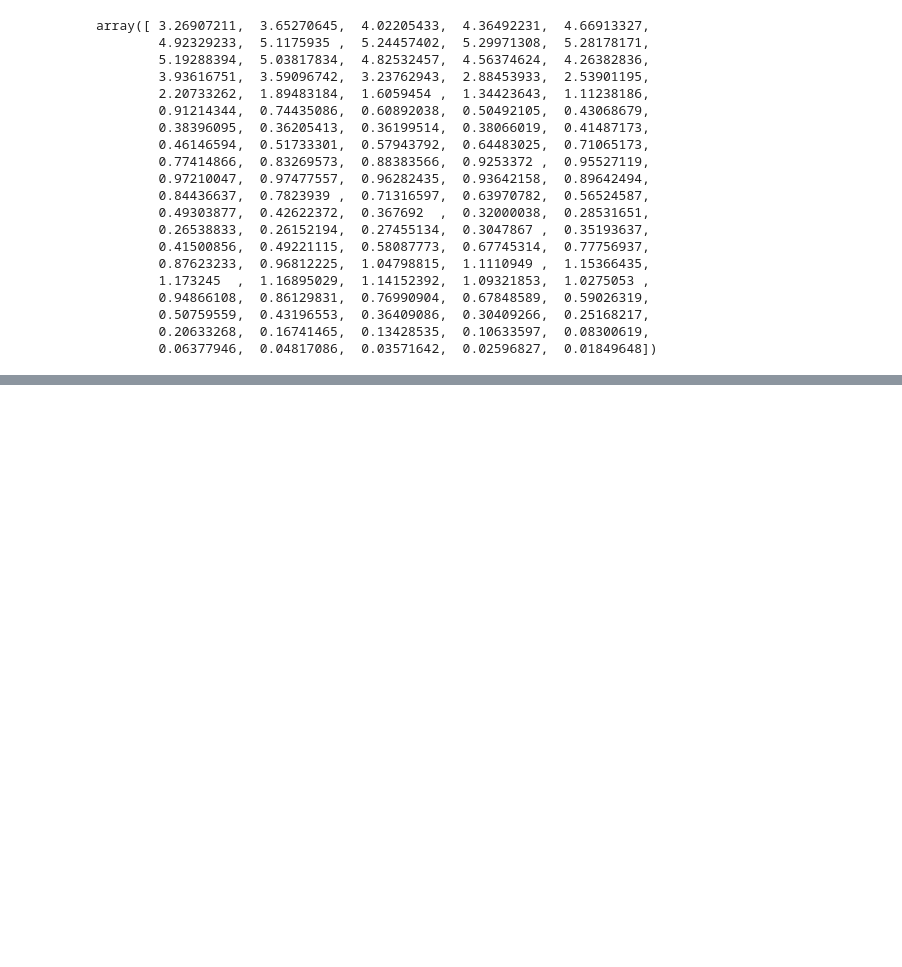
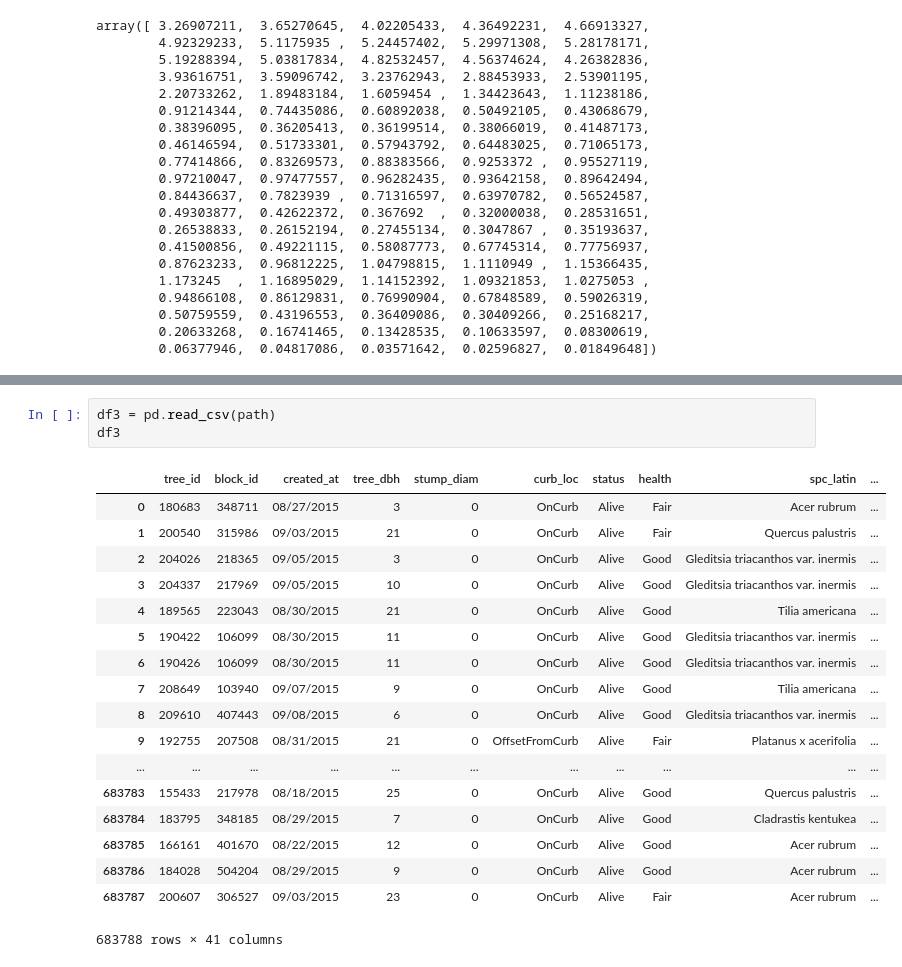
Before and after one commit to jandarli/BreathingAirNYC, a Jupyter notebook: Exploring Data.ipynb, the cells around one changed output, grey strips where cells are left out. Saved outputs shown, nothing was run; the diff lists cells and outputs as text; blank space fills up the shorter version.

```diff
--- a/Exploring Data.ipynb
+++ b/Exploring Data.ipynb
@@ -112,0 +113,22 @@ TypeError: __init__() got an unexpected keyword argument 'title'
+# %%
+df3 = pd.read_csv(path)
+df3
+# %% [output]
+|  | tree_id | block_id | created_at | tree_dbh | stump_diam | curb_loc | status | health | spc_latin | ... |
+| 0 | 180683 | 348711 | 08/27/2015 | 3 | 0 | OnCurb | Alive | Fair | Acer rubrum | ... |
+| 1 | 200540 | 315986 | 09/03/2015 | 21 | 0 | OnCurb | Alive | Fair | Quercus palustris | ... |
+| 2 | 204026 | 218365 | 09/05/2015 | 3 | 0 | OnCurb | Alive | Good | Gleditsia triacanthos var. inermis | ... |
+| 3 | 204337 | 217969 | 09/05/2015 | 10 | 0 | OnCurb | Alive | Good | Gleditsia triacanthos var. inermis | ... |
+| 4 | 189565 | 223043 | 08/30/2015 | 21 | 0 | OnCurb | Alive | Good | Tilia americana | ... |
+| 5 | 190422 | 106099 | 08/30/2015 | 11 | 0 | OnCurb | Alive | Good | Gleditsia triacanthos var. inermis | ... |
+| 6 | 190426 | 106099 | 08/30/2015 | 11 | 0 | OnCurb | Alive | Good | Gleditsia triacanthos var. inermis | ... |
+| 7 | 208649 | 103940 | 09/07/2015 | 9 | 0 | OnCurb | Alive | Good | Tilia americana | ... |
+| 8 | 209610 | 407443 | 09/08/2015 | 6 | 0 | OnCurb | Alive | Good | Gleditsia triacanthos var. inermis | ... |
+| 9 | 192755 | 207508 | 08/31/2015 | 21 | 0 | OffsetFromCurb | Alive | Fair | Platanus x acerifolia | ... |
+| ... | ... | ... | ... | ... | ... | ... | ... | ... | ... | ... |
+| 683783 | 155433 | 217978 | 08/18/2015 | 25 | 0 | OnCurb | Alive | Good | Quercus palustris | ... |
+| 683784 | 183795 | 348185 | 08/29/2015 | 7 | 0 | OnCurb | Alive | Good | Cladrastis kentukea | ... |
+| 683785 | 166161 | 401670 | 08/22/2015 | 12 | 0 | OnCurb | Alive | Good | Acer rubrum | ... |
+| 683786 | 184028 | 504204 | 08/29/2015 | 9 | 0 | OnCurb | Alive | Good | Acer rubrum | ... |
+| 683787 | 200607 | 306527 | 09/03/2015 | 23 | 0 | OnCurb | Alive | Fair | Acer rubrum | ... |
+683788 rows × 41 columns
```
Also changed, not shown: parts of 4 cells of this notebook.
